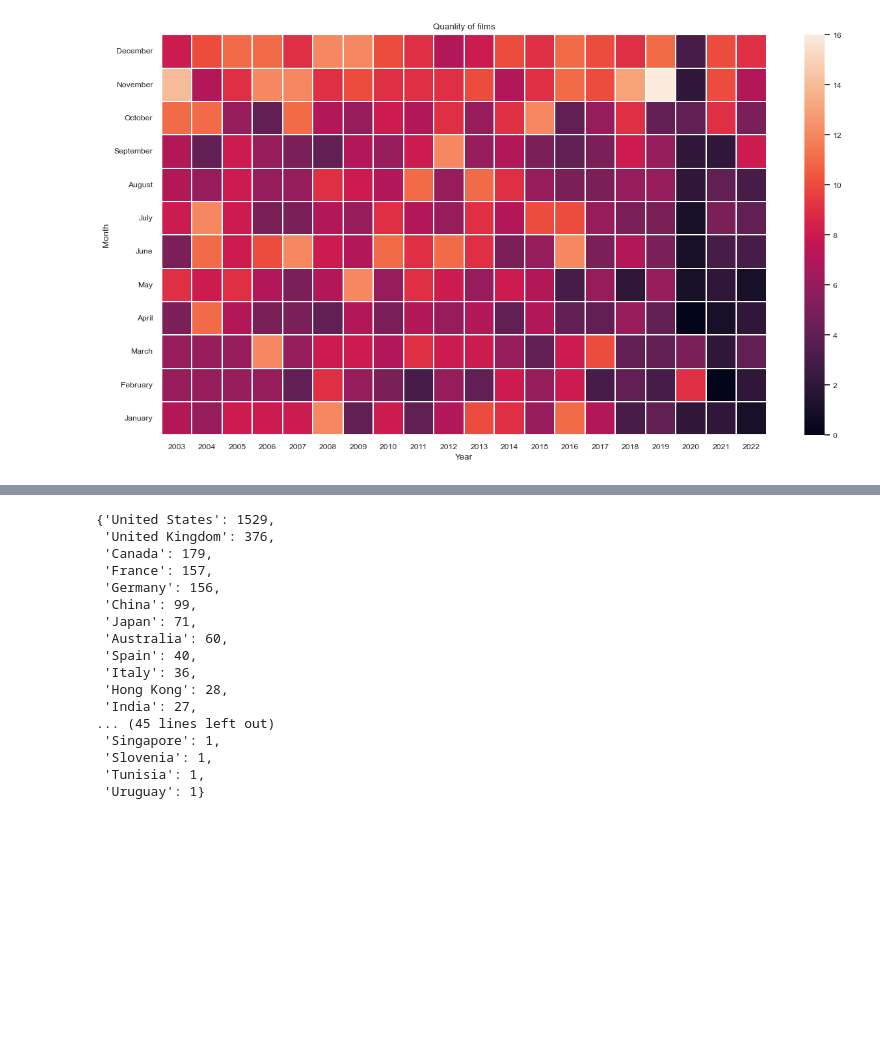
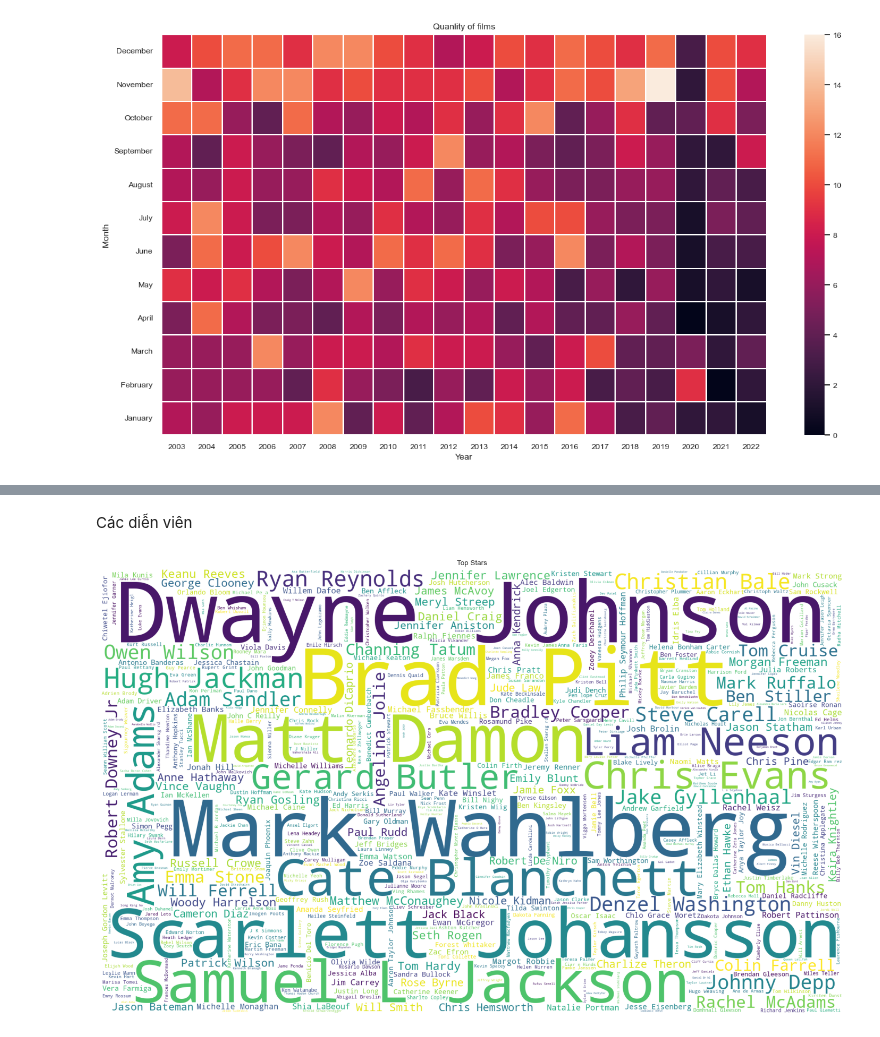
Before and after one commit to 20120273/Movie-Visualize, a Jupyter notebook: trucquan.ipynb, the cells around one changed output, grey strips where cells are left out. Cells and saved outputs as stored; diff of their text form; code cells hidden in the pictures; blank space fills up the shorter version.

```diff
--- a/trucquan.ipynb
+++ b/trucquan.ipynb
@@ -115,27 +82,19 @@ df.head()
+# %% [markdown]
+Các diễn viên
 # %%
-arr = np.concatenate(np.array(df["Country_of_origin"].str.split(', ')))
+arr = np.concatenate(np.array(df["Stars"].str.split(', ')))
 unique_values, value_counts = np.unique(arr, return_counts=True)
-dic = {}
-for value, count in zip(unique_values, value_counts):
-    for value, count in zip(unique_values, value_counts):
-        dic[value] = count
-dic = dict(sorted(dic.items(), key=lambda x:x[1], reverse=True))
-dic
+dictionary = {}
+for i, j in zip(unique_values,value_counts):
+
+    dictionary[i] = j
+dictionary = dict(sorted(dictionary.items(), key=lambda x:x[1], reverse=True))
-# %% [output]
-{'United States': 1529,
- 'United Kingdom': 376,
- 'Canada': 179,
- 'France': 157,
- 'Germany': 156,
- 'China': 99,
- 'Japan': 71,
- 'Australia': 60,
- 'Spain': 40,
- 'Italy': 36,
- 'Hong Kong': 28,
- 'India': 27,
-... (45 lines left out)
- 'Singapore': 1,
- 'Slovenia': 1,
- 'Tunisia': 1,
- 'Uruguay': 1}
+# %%
+plt.figure(figsize=(18,15))
+wc = WordCloud(background_color="white", width=2000, height=1200, max_words=500).generate_from_frequencies(dictionary)
+plt.imshow(wc)
+plt.title("Top Stars")
+plt.axis("off")
+plt.show()
+# %% [output]
+[figure, added]
```
Also changed, not shown: parts of 11 cells of this notebook.
